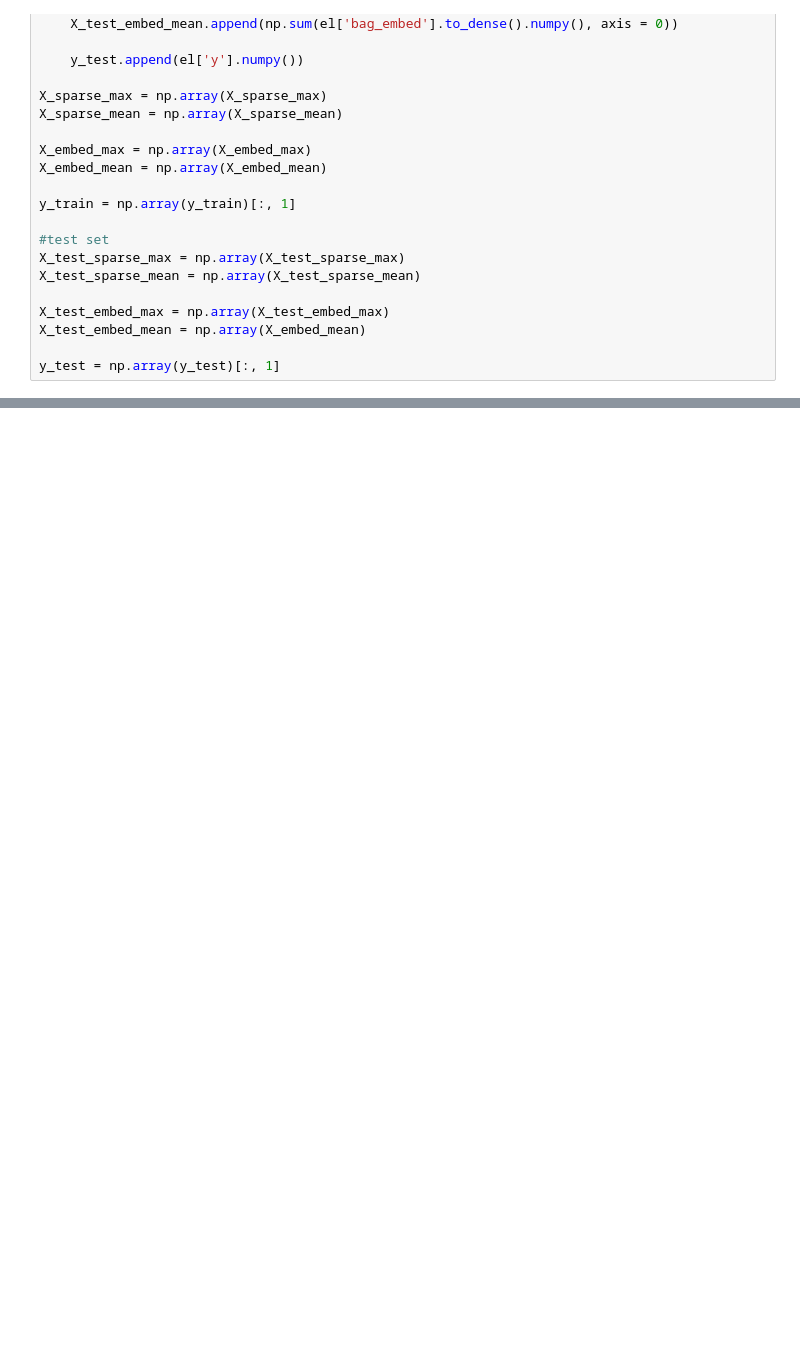
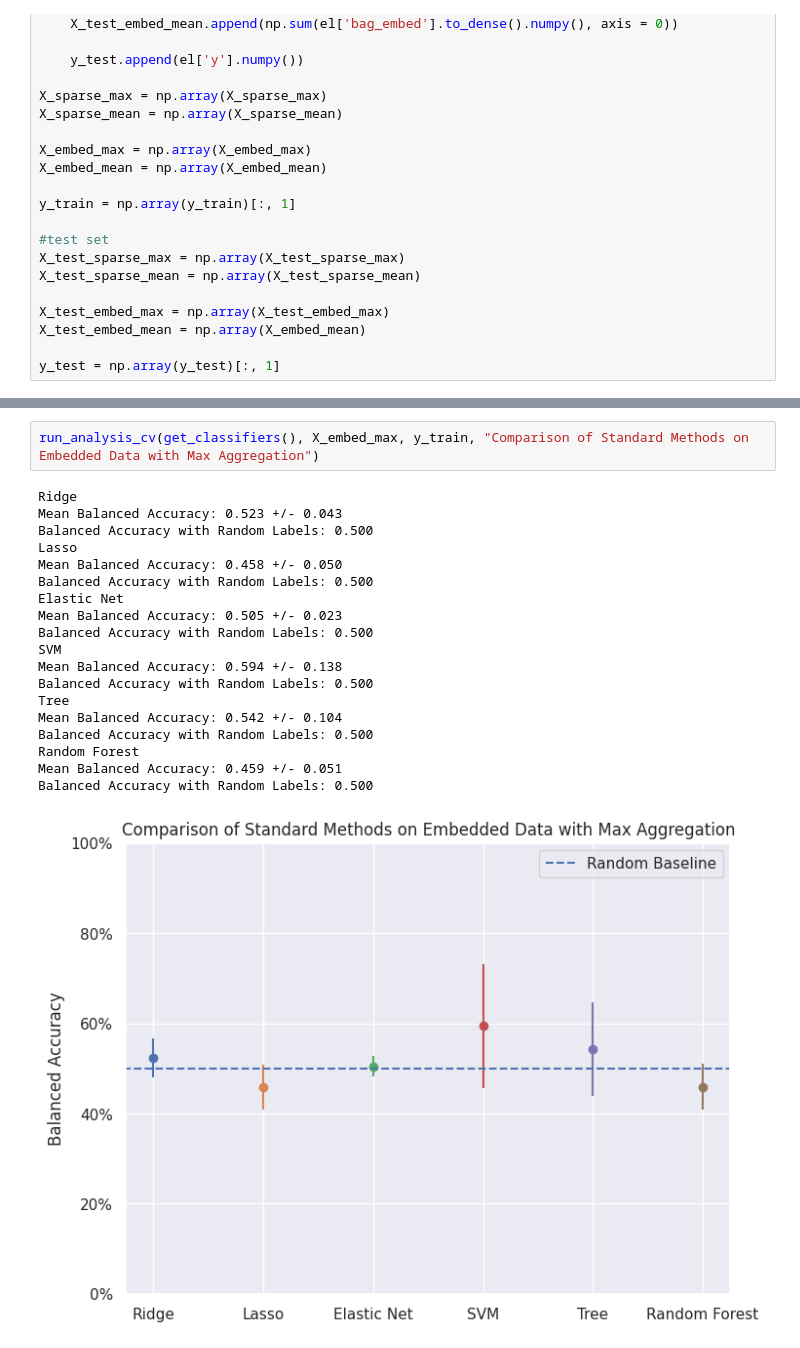
Before and after one commit to ProViktor/lungcell_mil, a Jupyter notebook: notebooks/baseline.ipynb, the cells around one changed output, grey strips where cells are left out. Drawn from its saved outputs; the diff is of its cells as text; blank space fills up the shorter version.

```diff
--- a/notebooks/baseline.ipynb
+++ b/notebooks/baseline.ipynb
@@ -382,0 +193,22 @@ ax.legend()
+# %%
+run_analysis_cv(get_classifiers(), X_embed_max, y_train, "Comparison of Standard Methods on Embedded Data with Max Aggregation")
+# %% [output]
+Ridge
+Mean Balanced Accuracy: 0.523 +/- 0.043
+Balanced Accuracy with Random Labels: 0.500
+Lasso
+Mean Balanced Accuracy: 0.458 +/- 0.050
+Balanced Accuracy with Random Labels: 0.500
+Elastic Net
+Mean Balanced Accuracy: 0.505 +/- 0.023
+Balanced Accuracy with Random Labels: 0.500
+SVM
+Mean Balanced Accuracy: 0.594 +/- 0.138
+Balanced Accuracy with Random Labels: 0.500
+Tree
+Mean Balanced Accuracy: 0.542 +/- 0.104
+Balanced Accuracy with Random Labels: 0.500
+Random Forest
+Mean Balanced Accuracy: 0.459 +/- 0.051
+Balanced Accuracy with Random Labels: 0.500
+[figure, added]
```
Also changed, not shown: parts of 13 cells of this notebook, 3 other files.
